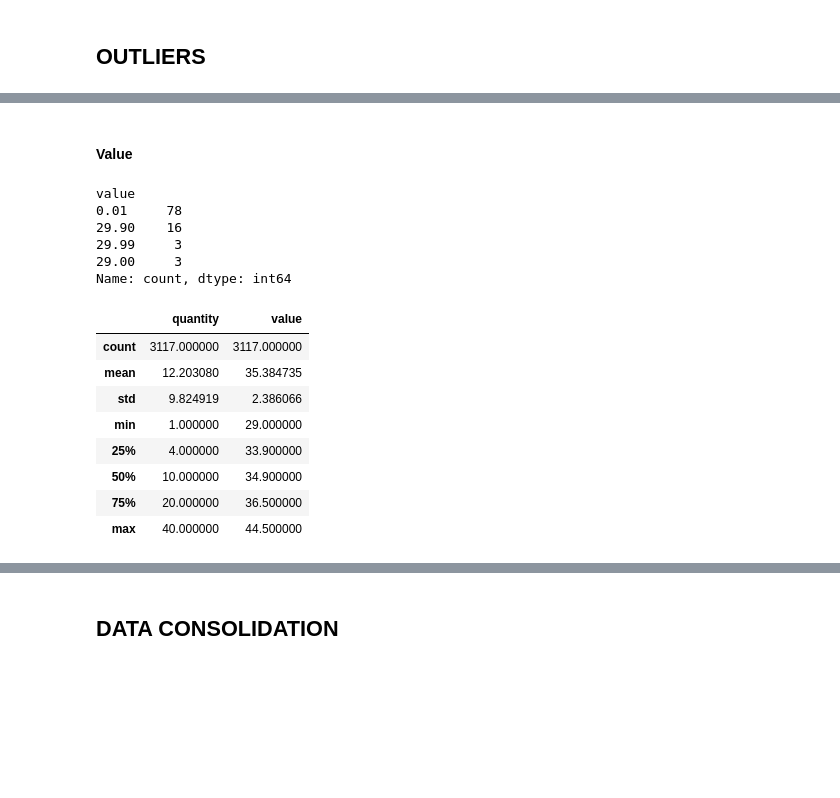
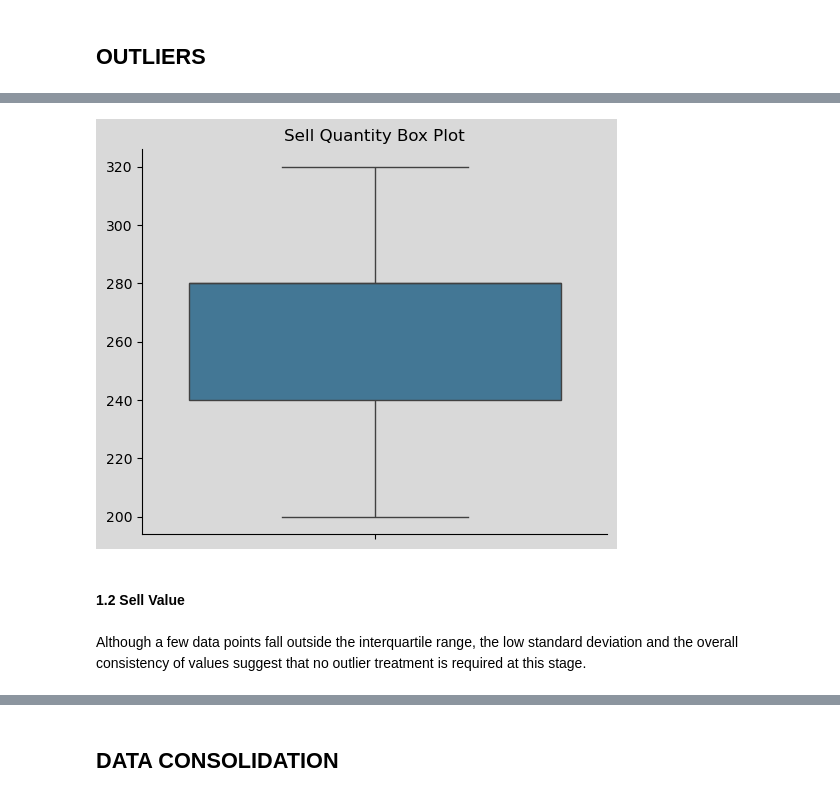
Before and after one commit to fabiogaldinho/Dynamic-Pricing, a Jupyter notebook: notebooks/01_Data_Cleaning.ipynb, the cells around one changed output, grey strips where cells are left out. Drawn from its saved outputs; the diff is of its cells as text; code cells hidden in the pictures; blank space fills up the shorter version.

```diff
--- a/notebooks/01_Data_Cleaning.ipynb
+++ b/notebooks/01_Data_Cleaning.ipynb
@@ -343,2 +443,2 @@ PlotScatter(df1['date'], df1['quantity'], "Quantity Sold by Date", "", "", 9)
 # %%
-df1 = IQR_Method(df1, 'quantity')
+sell_df = IQR_Method(sell_df, 'sell_quantity')
@@ -349,11 +445,6 @@ PlotScatter(df1['date'], df1['quantity'], "Quantity Sold by Date", "", "", 9)
+# %%
+PlotBoxPlotV3_y(sell_df['sell_quantity'], "Sell Quantity Box Plot", 6, 5, "")
+# %% [output]
+[figure, added]
 # %% [markdown]
-#### **Value**
+#### **1.2 Sell Value**
-# %%
-df1[df1['value'] < 30]['value'].value_counts()
-# %% [output]
-value
-0.01     78
-29.90    16
-29.99     3
-29.00     3
-Name: count, dtype: int64
@@ -362,12 +451,2 @@ df1 = df1[df1['value'] > 28.99]
-# %%
-df1.describe(include = ['float', 'int'])
-# %% [output]
-|  | quantity | value |
-| count | 3117.000000 | 3117.000000 |
-| mean | 12.203080 | 35.384735 |
-| std | 9.824919 | 2.386066 |
-| min | 1.000000 | 29.000000 |
-| 25% | 4.000000 | 33.900000 |
-| 50% | 10.000000 | 34.900000 |
-| 75% | 20.000000 | 36.500000 |
-| max | 40.000000 | 44.500000 |
+# %% [markdown]
+Although a few data points fall outside the interquartile range, the low standard deviation and the overall consistency of values suggest that no outlier treatment is required at this stage.
```
Also changed, not shown: parts of 52 cells of this notebook.
